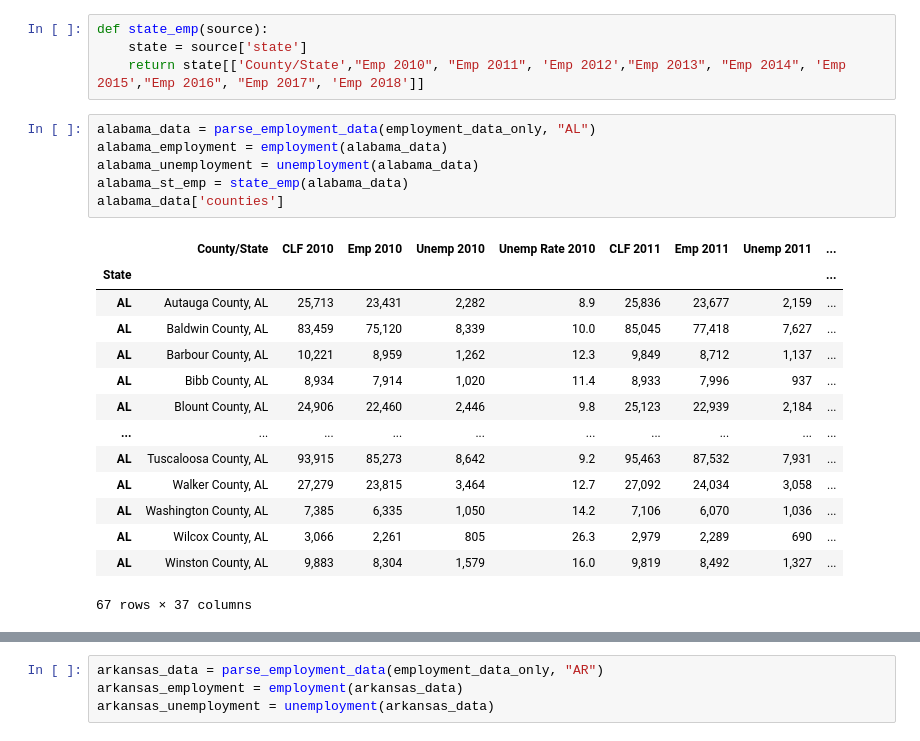
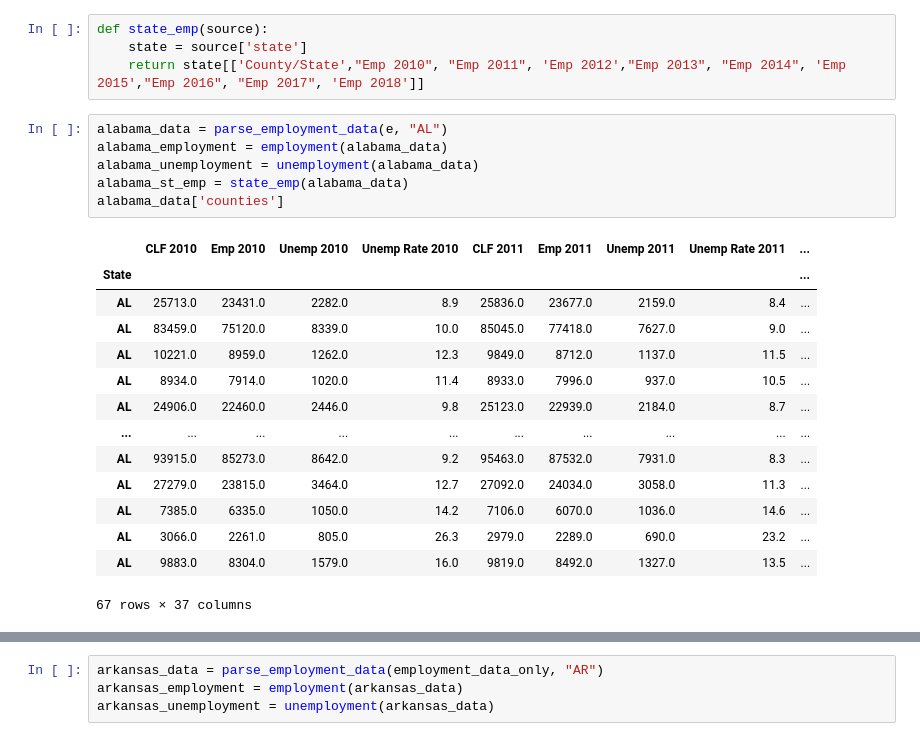
Before and after one commit to shawn-cavalieri/panic_at_the_desktop_project_1, a Jupyter notebook: jack_harvey.ipynb, the cells around one changed output, grey strips where cells are left out. Cells and saved outputs as stored; diff of their text form.

```diff
--- a/jack_harvey.ipynb
+++ b/jack_harvey.ipynb
@@ -70,24 +66,24 @@ def state_emp(source):
     state = source['state']
     return state[['County/State',"Emp 2010", "Emp 2011", 'Emp 2012',"Emp 2013", "Emp 2014", 'Emp 2015',"Emp 2016", "Emp 2017", 'Emp 2018']]
 # %%
-alabama_data = parse_employment_data(employment_data_only, "AL")
+alabama_data = parse_employment_data(e, "AL")
 alabama_employment = employment(alabama_data)
 alabama_unemployment = unemployment(alabama_data)
 alabama_st_emp = state_emp(alabama_data)
 alabama_data['counties']
 # %% [output]
-|  | County/State | CLF 2010 | Emp 2010 | Unemp 2010 | Unemp Rate 2010 | CLF 2011 | Emp 2011 | Unemp 2011 | ... |
+|  | CLF 2010 | Emp 2010 | Unemp 2010 | Unemp Rate 2010 | CLF 2011 | Emp 2011 | Unemp 2011 | Unemp Rate 2011 | ... |
 | State |  |  |  |  |  |  |  |  | ... |
-| AL | Autauga County, AL | 25,713 | 23,431 | 2,282 | 8.9 | 25,836 | 23,677 | 2,159 | ... |
-| AL | Baldwin County, AL | 83,459 | 75,120 | 8,339 | 10.0 | 85,045 | 77,418 | 7,627 | ... |
-| AL | Barbour County, AL | 10,221 | 8,959 | 1,262 | 12.3 | 9,849 | 8,712 | 1,137 | ... |
-| AL | Bibb County, AL | 8,934 | 7,914 | 1,020 | 11.4 | 8,933 | 7,996 | 937 | ... |
-| AL | Blount County, AL | 24,906 | 22,460 | 2,446 | 9.8 | 25,123 | 22,939 | 2,184 | ... |
+| AL | 25713.0 | 23431.0 | 2282.0 | 8.9 | 25836.0 | 23677.0 | 2159.0 | 8.4 | ... |
+| AL | 83459.0 | 75120.0 | 8339.0 | 10.0 | 85045.0 | 77418.0 | 7627.0 | 9.0 | ... |
+| AL | 10221.0 | 8959.0 | 1262.0 | 12.3 | 9849.0 | 8712.0 | 1137.0 | 11.5 | ... |
+| AL | 8934.0 | 7914.0 | 1020.0 | 11.4 | 8933.0 | 7996.0 | 937.0 | 10.5 | ... |
+| AL | 24906.0 | 22460.0 | 2446.0 | 9.8 | 25123.0 | 22939.0 | 2184.0 | 8.7 | ... |
 | ... | ... | ... | ... | ... | ... | ... | ... | ... | ... |
-| AL | Tuscaloosa County, AL | 93,915 | 85,273 | 8,642 | 9.2 | 95,463 | 87,532 | 7,931 | ... |
-| AL | Walker County, AL | 27,279 | 23,815 | 3,464 | 12.7 | 27,092 | 24,034 | 3,058 | ... |
-| AL | Washington County, AL | 7,385 | 6,335 | 1,050 | 14.2 | 7,106 | 6,070 | 1,036 | ... |
-| AL | Wilcox County, AL | 3,066 | 2,261 | 805 | 26.3 | 2,979 | 2,289 | 690 | ... |
-| AL | Winston County, AL | 9,883 | 8,304 | 1,579 | 16.0 | 9,819 | 8,492 | 1,327 | ... |
+| AL | 93915.0 | 85273.0 | 8642.0 | 9.2 | 95463.0 | 87532.0 | 7931.0 | 8.3 | ... |
+| AL | 27279.0 | 23815.0 | 3464.0 | 12.7 | 27092.0 | 24034.0 | 3058.0 | 11.3 | ... |
+| AL | 7385.0 | 6335.0 | 1050.0 | 14.2 | 7106.0 | 6070.0 | 1036.0 | 14.6 | ... |
+| AL | 3066.0 | 2261.0 | 805.0 | 26.3 | 2979.0 | 2289.0 | 690.0 | 23.2 | ... |
+| AL | 9883.0 | 8304.0 | 1579.0 | 16.0 | 9819.0 | 8492.0 | 1327.0 | 13.5 | ... |
 67 rows × 37 columns
 # %%
```
Also changed, not shown: parts of 7 cells of this notebook.
